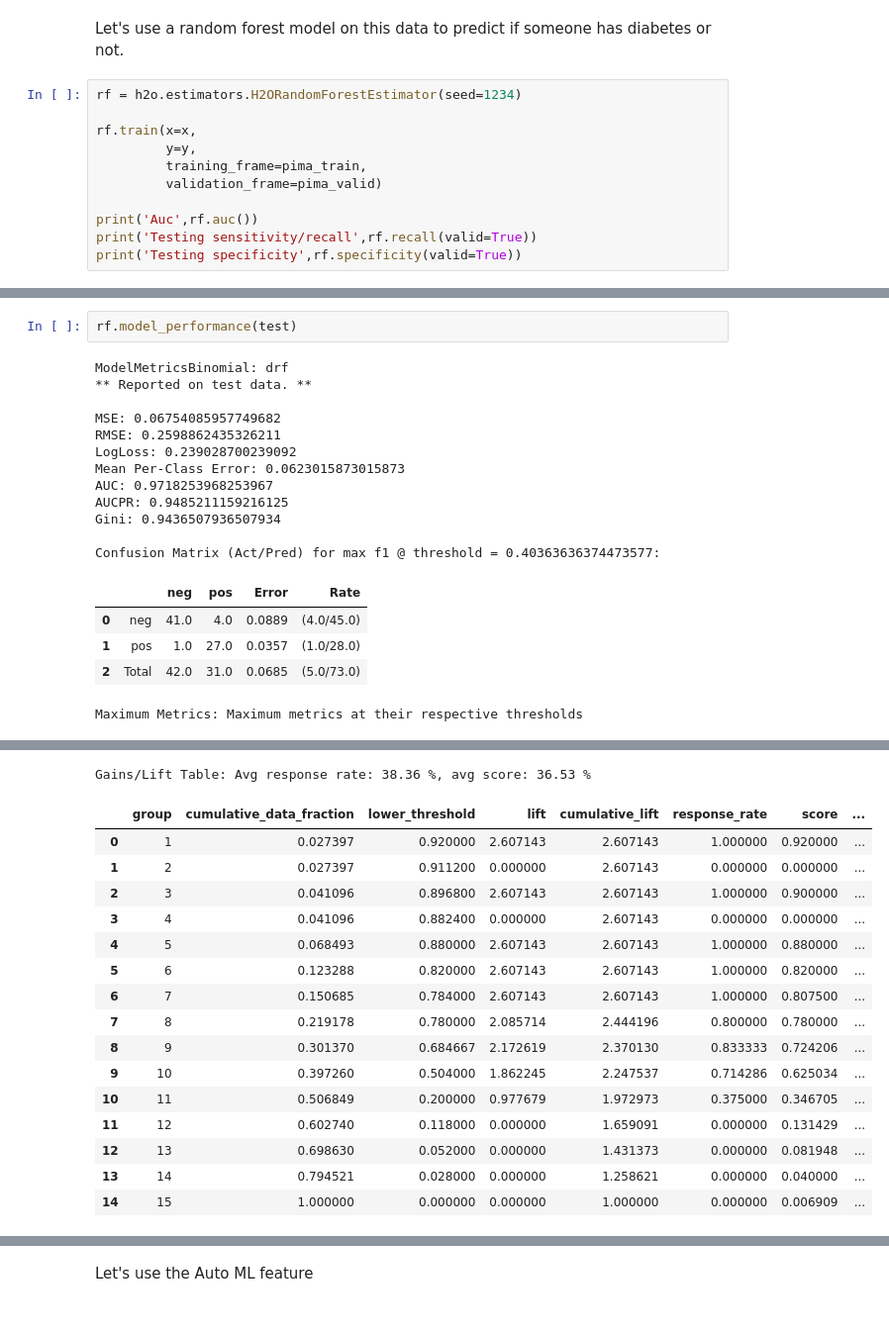
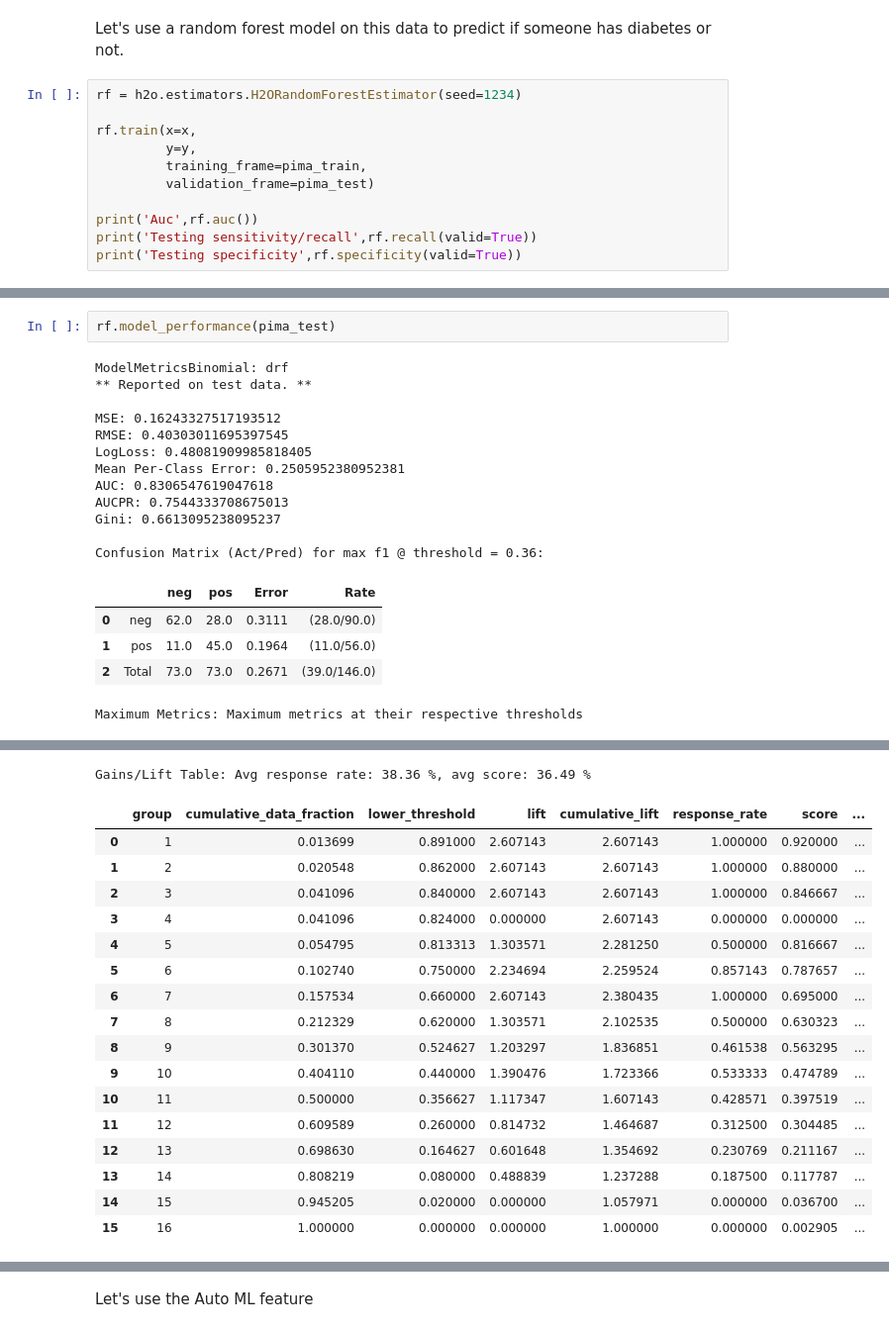
Before and after one commit to steviep42/bios_534, a Jupyter notebook: h2o.ipynb, the cells around one changed output, grey strips where cells are left out. Shown at 99% size. Drawn from its saved outputs; the diff is of its cells as text.

Commit message:
updated h20 to refer to correct valid:q!

```diff
--- a/h2o.ipynb
+++ b/h2o.ipynb
@@ -113,7 +113,7 @@ rf = h2o.estimators.H2ORandomForestEstimator(seed=1234)
 rf.train(x=x,
          y=y,
          training_frame=pima_train,
-         validation_frame=pima_valid)
+         validation_frame=pima_test)
 
 print('Auc',rf.auc())
 print('Testing sensitivity/recall',rf.recall(valid=True))
@@ -126,21 +126,21 @@ Testing specificity [[0.98, 1.0]]
 # %%
-rf.model_performance(test)
+rf.model_performance(pima_test)
 # %% [output]
 ModelMetricsBinomial: drf
 ** Reported on test data. **
 
-MSE: 0.06754085957749682
-RMSE: 0.2598862435326211
-LogLoss: 0.239028700239092
-Mean Per-Class Error: 0.0623015873015873
-AUC: 0.9718253968253967
-AUCPR: 0.9485211159216125
-Gini: 0.9436507936507934
+MSE: 0.16243327517193512
+RMSE: 0.40303011695397545
+LogLoss: 0.48081909985818405
+Mean Per-Class Error: 0.2505952380952381
+AUC: 0.8306547619047618
+AUCPR: 0.7544333708675013
+Gini: 0.6613095238095237
 
-Confusion Matrix (Act/Pred) for max f1 @ threshold = 0.40363636374473577:
+Confusion Matrix (Act/Pred) for max f1 @ threshold = 0.36:
 |  |  | neg | pos | Error | Rate |
-| 0 | neg | 41.0 | 4.0 | 0.0889 | (4.0/45.0) |
-| 1 | pos | 1.0 | 27.0 | 0.0357 | (1.0/28.0) |
-| 2 | Total | 42.0 | 31.0 | 0.0685 | (5.0/73.0) |
+| 0 | neg | 62.0 | 28.0 | 0.3111 | (28.0/90.0) |
+| 1 | pos | 11.0 | 45.0 | 0.1964 | (11.0/56.0) |
+| 2 | Total | 73.0 | 73.0 | 0.2671 | (39.0/146.0) |
 Maximum Metrics: Maximum metrics at their respective thresholds
 |  | metric | threshold | value | idx |
@@ -163,20 +163,21 @@ Maximum Metrics: Maximum metrics at their respective thresholds
-Gains/Lift Table: Avg response rate: 38.36 %, avg score: 36.53 %
+Gains/Lift Table: Avg response rate: 38.36 %, avg score: 36.49 %
 |  | group | cumulative_data_fraction | lower_threshold | lift | cumulative_lift | response_rate | score | ... |
-| 0 | 1 | 0.027397 | 0.920000 | 2.607143 | 2.607143 | 1.000000 | 0.920000 | ... |
-| 1 | 2 | 0.027397 | 0.911200 | 0.000000 | 2.607143 | 0.000000 | 0.000000 | ... |
-| 2 | 3 | 0.041096 | 0.896800 | 2.607143 | 2.607143 | 1.000000 | 0.900000 | ... |
-| 3 | 4 | 0.041096 | 0.882400 | 0.000000 | 2.607143 | 0.000000 | 0.000000 | ... |
-| 4 | 5 | 0.068493 | 0.880000 | 2.607143 | 2.607143 | 1.000000 | 0.880000 | ... |
-| 5 | 6 | 0.123288 | 0.820000 | 2.607143 | 2.607143 | 1.000000 | 0.820000 | ... |
-| 6 | 7 | 0.150685 | 0.784000 | 2.607143 | 2.607143 | 1.000000 | 0.807500 | ... |
-| 7 | 8 | 0.219178 | 0.780000 | 2.085714 | 2.444196 | 0.800000 | 0.780000 | ... |
-| 8 | 9 | 0.301370 | 0.684667 | 2.172619 | 2.370130 | 0.833333 | 0.724206 | ... |
-| 9 | 10 | 0.397260 | 0.504000 | 1.862245 | 2.247537 | 0.714286 | 0.625034 | ... |
-| 10 | 11 | 0.506849 | 0.200000 | 0.977679 | 1.972973 | 0.375000 | 0.346705 | ... |
-| 11 | 12 | 0.602740 | 0.118000 | 0.000000 | 1.659091 | 0.000000 | 0.131429 | ... |
-| 12 | 13 | 0.698630 | 0.052000 | 0.000000 | 1.431373 | 0.000000 | 0.081948 | ... |
-| 13 | 14 | 0.794521 | 0.028000 | 0.000000 | 1.258621 | 0.000000 | 0.040000 | ... |
-| 14 | 15 | 1.000000 | 0.000000 | 0.000000 | 1.000000 | 0.000000 | 0.006909 | ... |
+| 0 | 1 | 0.013699 | 0.891000 | 2.607143 | 2.607143 | 1.000000 | 0.920000 | ... |
+| 1 | 2 | 0.020548 | 0.862000 | 2.607143 | 2.607143 | 1.000000 | 0.880000 | ... |
+| 2 | 3 | 0.041096 | 0.840000 | 2.607143 | 2.607143 | 1.000000 | 0.846667 | ... |
+| 3 | 4 | 0.041096 | 0.824000 | 0.000000 | 2.607143 | 0.000000 | 0.000000 | ... |
+| 4 | 5 | 0.054795 | 0.813313 | 1.303571 | 2.281250 | 0.500000 | 0.816667 | ... |
+| 5 | 6 | 0.102740 | 0.750000 | 2.234694 | 2.259524 | 0.857143 | 0.787657 | ... |
+| 6 | 7 | 0.157534 | 0.660000 | 2.607143 | 2.380435 | 1.000000 | 0.695000 | ... |
+| 7 | 8 | 0.212329 | 0.620000 | 1.303571 | 2.102535 | 0.500000 | 0.630323 | ... |
+| 8 | 9 | 0.301370 | 0.524627 | 1.203297 | 1.836851 | 0.461538 | 0.563295 | ... |
+| 9 | 10 | 0.404110 | 0.440000 | 1.390476 | 1.723366 | 0.533333 | 0.474789 | ... |
+| 10 | 11 | 0.500000 | 0.356627 | 1.117347 | 1.607143 | 0.428571 | 0.397519 | ... |
+| 11 | 12 | 0.609589 | 0.260000 | 0.814732 | 1.464687 | 0.312500 | 0.304485 | ... |
+| 12 | 13 | 0.698630 | 0.164627 | 0.601648 | 1.354692 | 0.230769 | 0.211167 | ... |
+| 13 | 14 | 0.808219 | 0.080000 | 0.488839 | 1.237288 | 0.187500 | 0.117787 | ... |
+| 14 | 15 | 0.945205 | 0.020000 | 0.000000 | 1.057971 | 0.000000 | 0.036700 | ... |
+| 15 | 16 | 1.000000 | 0.000000 | 0.000000 | 1.000000 | 0.000000 | 0.002905 | ... |
 # %%
 # Let's try to balance classes (neg / pos)
 rf = h2o.estimators.H2ORandomForestEstimator(balance_classes=True,seed=1234)
```
Also changed, not shown: parts of 11 cells of this notebook.
